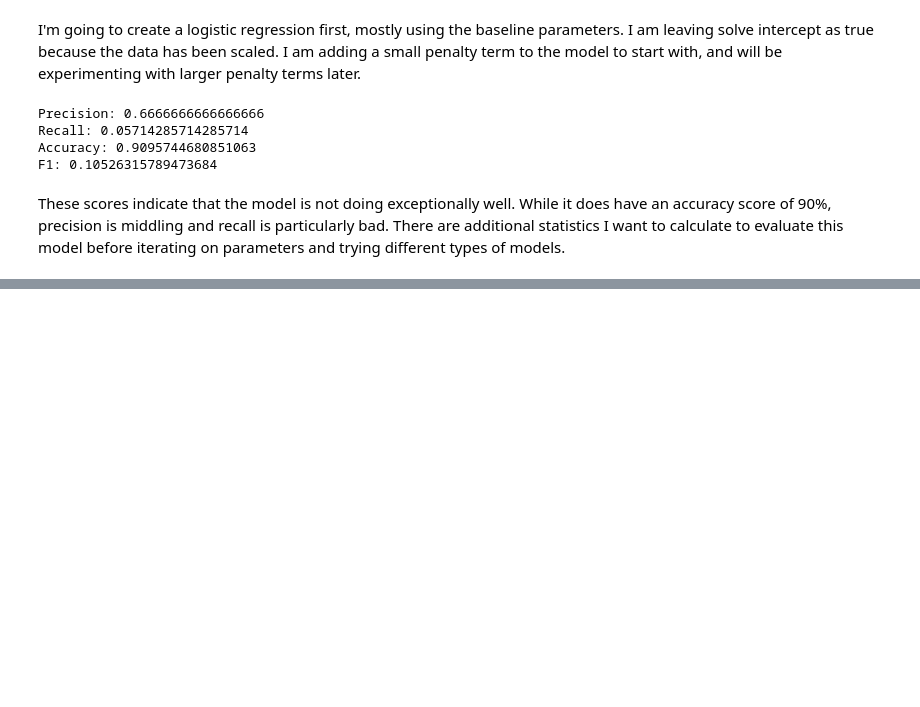
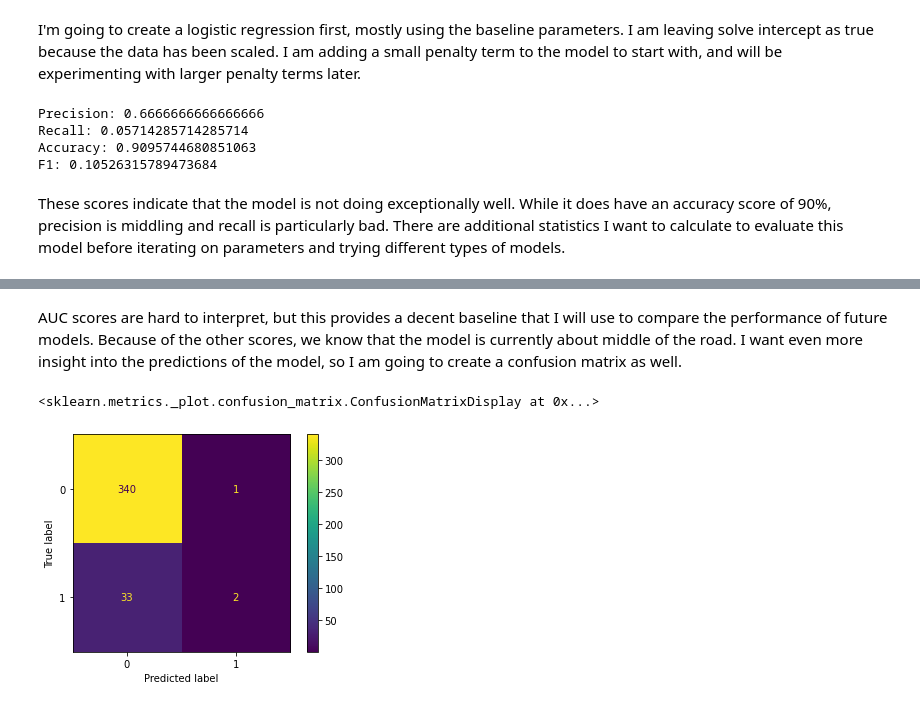
Before and after one commit to Davidkeebler/Credit_Card_Approvals_and_Denials_Prediction, a Jupyter notebook: Untitled.ipynb, the cells around one changed output, grey strips where cells are left out. Drawn from its saved outputs; the diff is of its cells as text; code cells hidden in the pictures; blank space fills up the shorter version.

Commit message:
add confusion matrix

```diff
--- a/Untitled.ipynb
+++ b/Untitled.ipynb
@@ -263,0 +268,9 @@ print(auc(test_fpr, test_tpr))
+# %% [markdown]
+AUC scores are hard to interpret, but this provides a decent baseline that I will use to compare the performance of future models. Because of the other scores, we know that the model is currently about middle of the road. I want even more insight into the predictions of the model, so I am going to create a confusion matrix as well.
+# %%
+cmatrix = confusion_matrix(y_test, y_pred)
+# %%
+ConfusionMatrixDisplay(cmatrix).plot()
+# %% [output]
+<sklearn.metrics._plot.confusion_matrix.ConfusionMatrixDisplay at 0x...>
+[figure, added]
```
Also changed, not shown: parts of 2 cells of this notebook.
